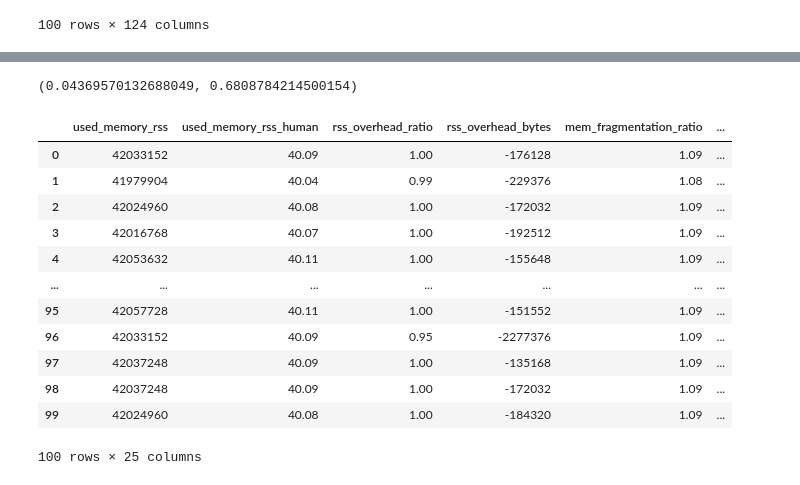
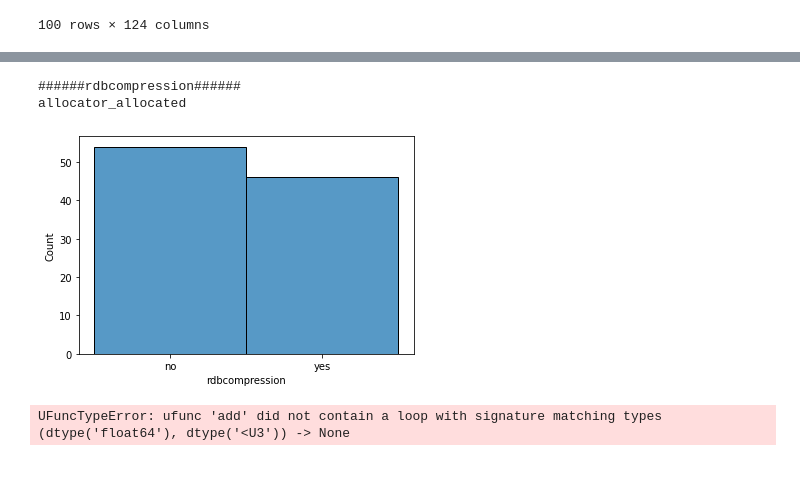
Before and after one commit to addb-swstarlab/Redis-Parameter-Grouping-BO, a Jupyter notebook: knobs확인v1_normally.ipynb, the cells around one changed output, grey strips where cells are left out. Saved outputs shown, nothing was run; the diff lists cells and outputs as text; code cells hidden in the pictures.

```diff
--- a/knobs확인v1_normally.ipynb
+++ b/knobs확인v1_normally.ipynb
@@ -282,10 +329,10 @@ def get_outlier(df=None, column=None, weight=1.5):
     return outlier_idx
 
 # 함수 사용해서 이상치 값 삭제
-outlier_idx = get_outlier(df=total_internal_df, column='used_memory_rss', weight=1.5)
+# outlier_idx = get_outlier(df=total_internal_df, column='used_memory_rss', weight=1.5)
 
-internal = total_internal_df.drop(outlier_idx, axis=0)
-knob = dataset.drop(outlier_idx, axis=0)
+# internal = total_internal_df.drop(outlier_idx, axis=0)
+# knob = dataset.drop(outlier_idx, axis=0)
 # %%
 numerical_var= ['save0_0',
  'save0_1',
@@ -343,20 +490,14 @@ allocator_rss_bytes
-# %%
-corr_outel('used_memory_rss')
-# %% [output]
-(0.04369570132688049, 0.6808784214500154)
-# %%
-total_internal_df
-# %% [output]
-|  | used_memory_rss | used_memory_rss_human | rss_overhead_ratio | rss_overhead_bytes | mem_fragmentation_ratio | ... |
-| 0 | 42033152 | 40.09 | 1.00 | -176128 | 1.09 | ... |
-| 1 | 41979904 | 40.04 | 0.99 | -229376 | 1.08 | ... |
-| 2 | 42024960 | 40.08 | 1.00 | -172032 | 1.09 | ... |
-| 3 | 42016768 | 40.07 | 1.00 | -192512 | 1.09 | ... |
-| 4 | 42053632 | 40.11 | 1.00 | -155648 | 1.09 | ... |
-| ... | ... | ... | ... | ... | ... | ... |
-| 95 | 42057728 | 40.11 | 1.00 | -151552 | 1.09 | ... |
-| 96 | 42033152 | 40.09 | 0.95 | -2277376 | 1.09 | ... |
-| 97 | 42037248 | 40.09 | 1.00 | -135168 | 1.09 | ... |
-| 98 | 42037248 | 40.09 | 1.00 | -172032 | 1.09 | ... |
-| 99 | 42024960 | 40.08 | 1.00 | -184320 | 1.09 | ... |
-100 rows × 25 columns
+# %%
+for knob in dataset[boolean]:
+    print('######{}######'.format(knob))
+    result_corrs = []
+    for internal in total_internal_df:
+        print(internal)
+        result_corrs.append(get_corr_withoutOutlier_bool(internal, knob))
+    num_result = np.array(result_corrs)
+    cluster_k_corr_var.append(np.mean(num_result).tolist())
+# %% [output]
+######rdbcompression######
+allocator_allocated
+[figure, added]
+UFuncTypeError: ufunc 'add' did not contain a loop with signature matching types (dtype('float64'), dtype('<U3')) -> None
```
Also changed, not shown: parts of 18 cells of this notebook, 5 other files.
